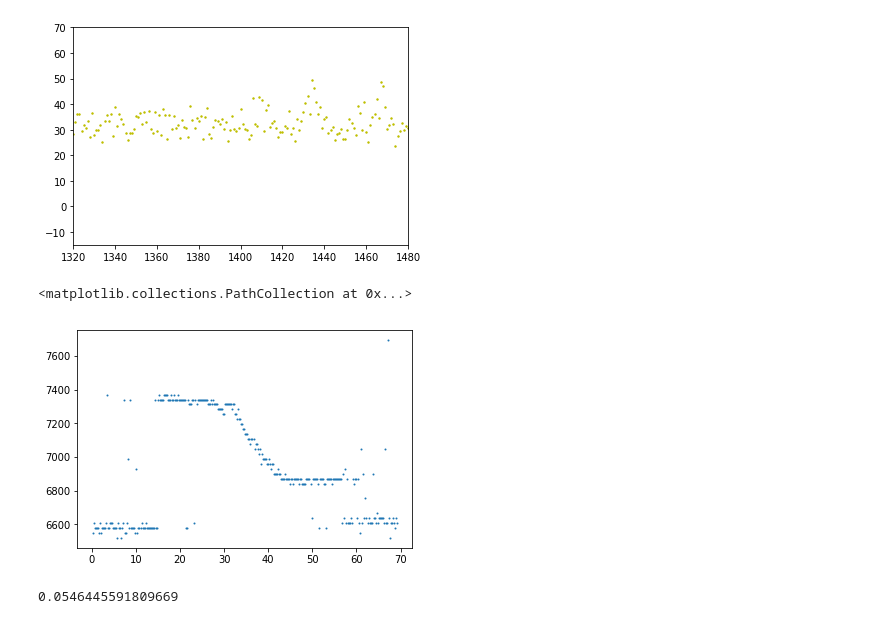
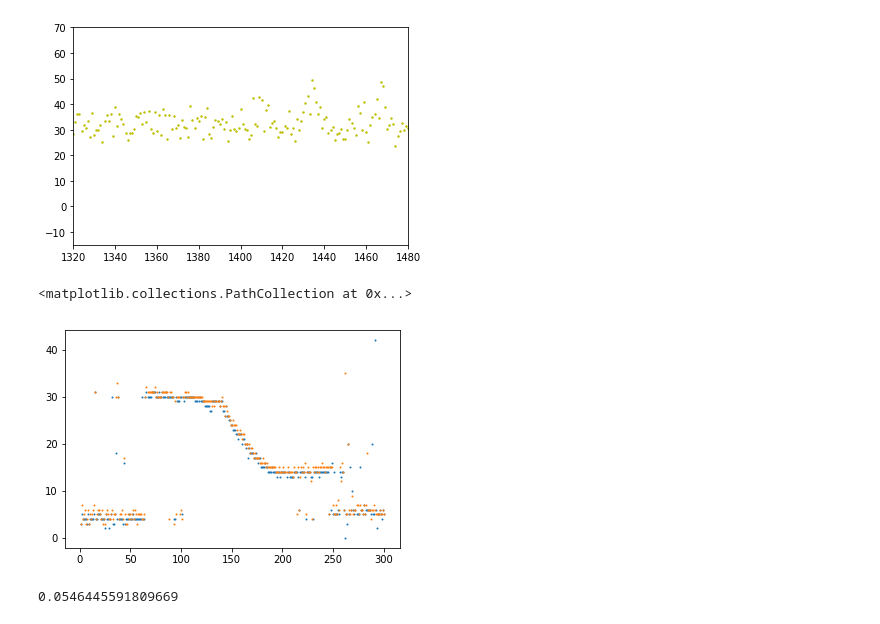
Before and after one commit to rqguan/Class-Code, a Jupyter notebook: Shane_Redu&Cali.ipynb, the cells around one changed output. Saved outputs shown, nothing was run; the diff lists cells and outputs as text; code cells hidden in the pictures.

```diff
--- a/Shane_Redu&Cali.ipynb
+++ b/Shane_Redu&Cali.ipynb
@@ -294,13 +294,6 @@ list(spec_a).index(h_alpha)
 1433
 [figure]
 # %%
-# find gaussian of H_alpha
-
-# for 1D in 2D:
-# for i in len(1D):
-# group = sum(1D[i-2,i+2])
-# find largest group, return i for each 1D
-# i is the index number
 
 wave_list = []
 for i in range(len(spec2D)):
@@ -310,34 +303,61 @@ for i in range(len(spec2D)):
     gauss_kernel = Gaussian1DKernel(1)
     spec_1D_sm = convolve(spec_1D, gauss_kernel)
     # find value of the brightest pixel
-    h_alpha = max(spec_1D_sm[1406:1450])
+    h_alpha = max(spec_1D_sm[1405:1450])
     # find position of the pixel
-    wave_ele = list(spec_1D_sm[1406:1450]).index(h_alpha)
+    wave_ele = list(spec_1D_sm[1405:1450]).index(h_alpha)
     # create list
     wave_list.append(wave_ele)
+
+
+
+trail_wave_list = []
+for i in range(len(spec2D)):
+
+    # 2D-> 1D
+    spec_1D = spec2D[i]
+
+    # Smoothening 1D
+    gauss_kernel = Gaussian1DKernel(1)
+    spec_1D_sm = convolve(spec_1D, gauss_kernel)
+
+    # Truncation 1D to 1415~1440
+    spec_1D_trunc = spec_1D_sm[1405:1450]
+
+    # Build new list to include the "Sum of each 5 element" as gaussian sum
+    sum_spec_1D = []
+    for i in range(len(spec_1D_trunc)):
+        sum_1D_value = sum(spec_1D_trunc[i-3:i+3])
+        sum_spec_1D.append(sum_1D_value)
+
+    h_alpha = max(sum_spec_1D)
+    x_pixel_index = list(sum_spec_1D).index(h_alpha)
+    trail_wave_list.append(x_pixel_index)
 # %%
 #0.43*arcsec
 #110.66*Mpc
 
 pix2ly = np.deg2rad(0.43/3600)*110.66e3
 
 wave = []
 velocity = []
 
 for i in wave_list:
     obs = (int(i)+1406)*slope+inter
     z = (obs-6562.)/6562.8
     v = z*299792.458
+
     wave.append(obs)
     velocity.append(v)
 
 pixel = np.linspace(1,300,300)
-plt.scatter(pixel*pix2ly,velocity,s=1)
+plt.scatter(pixel,wave_list,s=1)
+plt.scatter(pixel,trail_wave_list,s=1)
 #plt.xlim(85,120)
 #plt.ylim(80,150)
 # %% [output]
 <matplotlib.collections.PathCollection at 0x...>
-[figure, old version]
+[figure, new version]
 # %%
 pixel_ind = 5.775953067e-15 * 9.4607e12 #km
 pixel_ind
```
Also changed, not shown: parts of 8 cells of this notebook.
